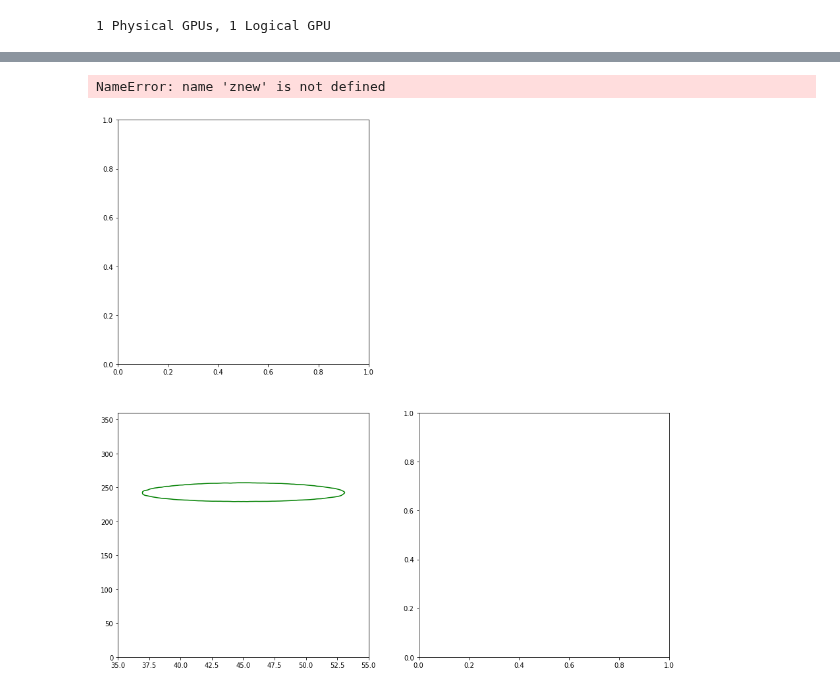
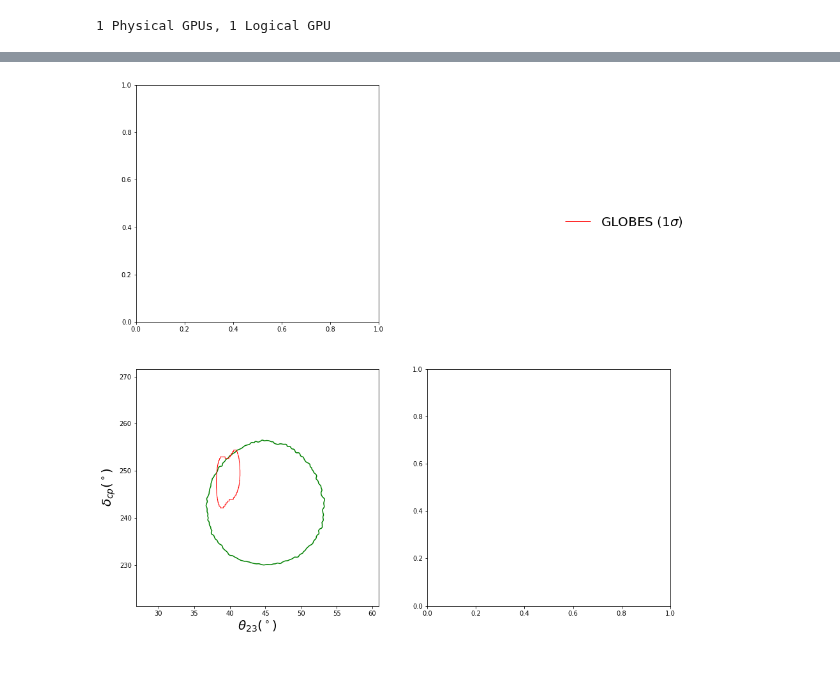
Before and after one commit to davidho27941/ML4NO, a Jupyter notebook: NSI/nsi_contour-angleTran-allparam.ipynb, the cells around one changed output, grey strips where cells are left out. Saved outputs shown, nothing was run; the diff lists cells and outputs as text; code cells hidden in the pictures.

```diff
--- a/NSI/nsi_contour-angleTran-allparam.ipynb
+++ b/NSI/nsi_contour-angleTran-allparam.ipynb
@@ -28,7 +27,7 @@ except RuntimeError as e:
 1 Physical GPUs, 1 Logical GPU
 # %%
 dataset_number = 1
-training_data = np.load("./nsi_data/sample_nsi_regression_1e7_v{}.npz").format(dataset_number)
+training_data = np.load("./nsi_data/sample_nsi_regression_1e7_v{}.npz".format(dataset_number))
 data_all = np.column_stack([training_data['ve_dune'][:,:36], training_data['vu_dune'][:,:36], training_data['vebar_dune'][:,:36], training_data['vubar_dune'][:,:36]])
 
 # theta13, theta23, delta, mumu, emu, etau
@@ -164,30 +166,29 @@ for i in range(n+1, n+2):
 # %%
 fig, ax = plt.subplots(1,1, figsize=(15,15))
 plot_axis = plt.subplot(2,2,1)
 plot_axis = plt.subplot(2,2,4)
 plot_axis = plt.subplot(2,2,3)
 r1 = corner.hist2d(prediction2[:, 1], prediction2[:, 2],
                     levels=(0.95,),
                     scale_hist=True,
                     plot_datapoints=False,
                     color='green',
                     labels= ["$\\theta_{23} $($^\circ$)", "$\delta_{cp} $($^\circ$)"],
-                    range=[[35,55], [0, 360]],
+                    # range=[[35,55], [0, 360]],
                     plot_contours = True,
                     plot_density = False,
                     fontsize=30,
                     bins = [200, 200],
                     label_kwargs={"fontsize": 30},
                     smooth=True
                    )
 one_sigma_region_boundary = np.where(znew > 5.99, 1, 0 )
 r2 = CS_1_sigma = plot_axis.contour(xnew, ynew, one_sigma_region_boundary.T, 0, colors='red', linestyles="-", linewidths=1, label = 'Prediction')
-plot_axis.set_xlabel("$\theta_{23} $($^\circ$)", fontsize = 20)
+plot_axis.set_xlabel("$\\theta_{23} $($^\circ$)", fontsize = 20)
 plot_axis.set_ylabel("$\delta_{cp} $($^\circ$)", fontsize = 20)
 r2.collections[0].set_label("GLOBES (1$\sigma$)")
 plt.legend(bbox_to_anchor=(2.3, 1.7), ncol=1,fontsize=20, markerscale=4, edgecolor = "w",fancybox=False, framealpha=0)
-plt.savefig(path + '/dataset_v{}_{}'.format(dataset_number, n) + ' $\theta_{23} vs $\delta_{cp}')
+plt.savefig(path + '/dataset_v{}_{}'.format(dataset_number, n) + 'theta23 vs deltacp')
 plt.show()
 # %% [output]
-NameError: name 'znew' is not defined
-[figure, old version]
+[figure, new version]
```
Also changed, not shown: parts of 5 cells of this notebook, 2 other files.
